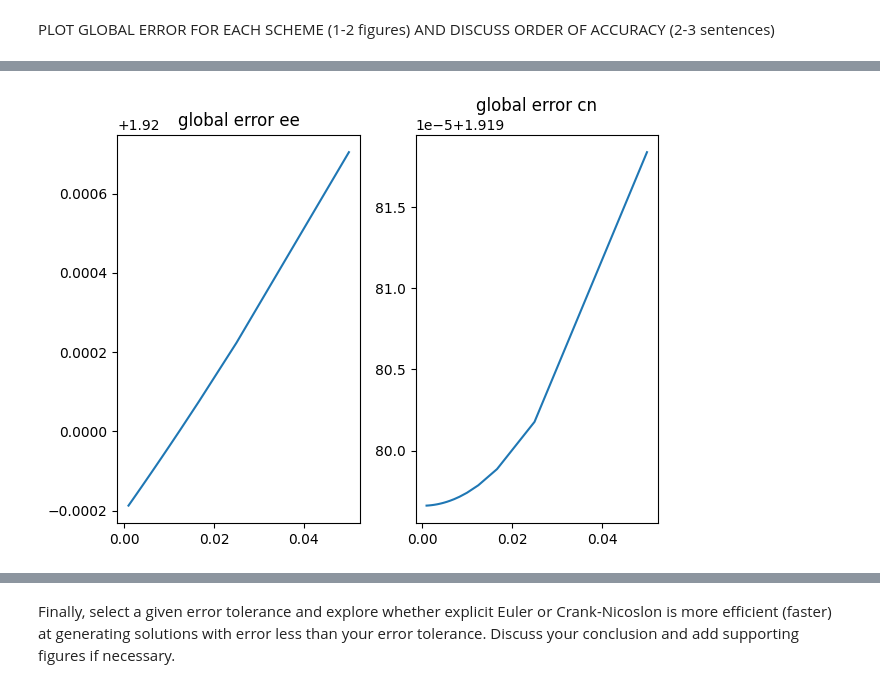
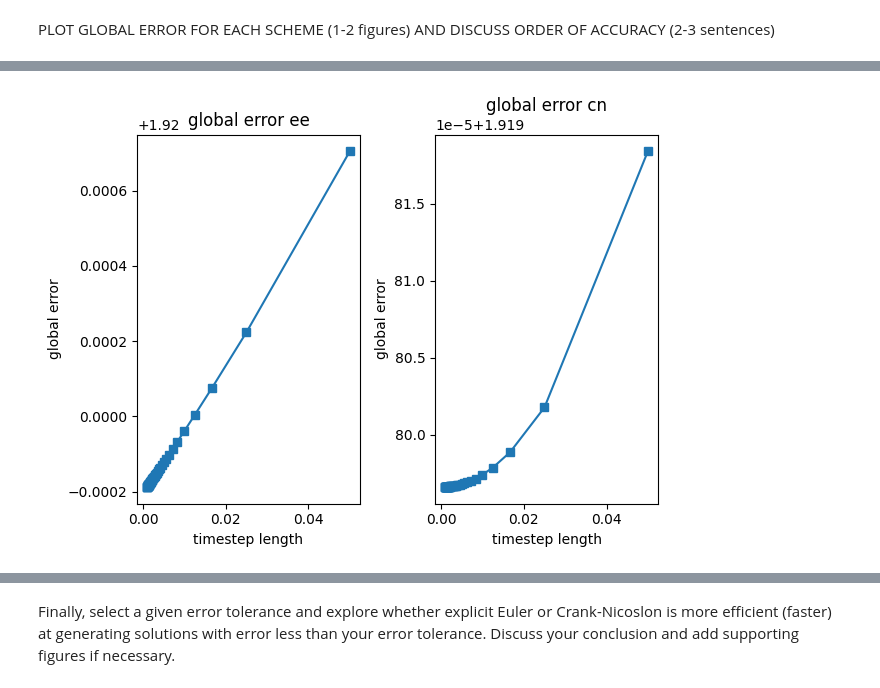
Before and after one commit to meganlouiseedwards/QCES, a Jupyter notebook: Project1_numerical_methods.ipynb, the cells around one changed output, grey strips where cells are left out. Drawn from its saved outputs; the diff is of its cells as text; code cells hidden in the pictures.

Commit message:
global error. 2

```diff
--- a/Project1_numerical_methods.ipynb
+++ b/Project1_numerical_methods.ipynb
@@ -372,11 +372,15 @@ for i in range (0,50):
     globalerrorcn.append(errorcn)
 plt.figure()
 plt.subplot(1,2,1)
-plt.plot(tsteplen, np.abs(globalerroree)) # Plot absolute error
+plt.plot(tsteplen, np.abs(globalerroree), 's-')
 plt.title('global error ee')
+plt.xlabel('timestep length')
+plt.ylabel('global error')
 plt.subplot(1,2,2)
-plt.plot(tsteplen, np.abs(globalerrorcn)) # Plot absolute error
+plt.plot(tsteplen, np.abs(globalerrorcn),'s-')
 plt.title('global error cn')
+plt.xlabel('timestep length')
+plt.ylabel('global error')
 plt.tight_layout()
 plt.show()
 # %% [output]
@@ -411 +404 @@ Crank-Nicolson method took 0.06 seconds
-[figure, old version]
+[figure, new version]
```
Also changed, not shown: parts of 5 cells of this notebook.
